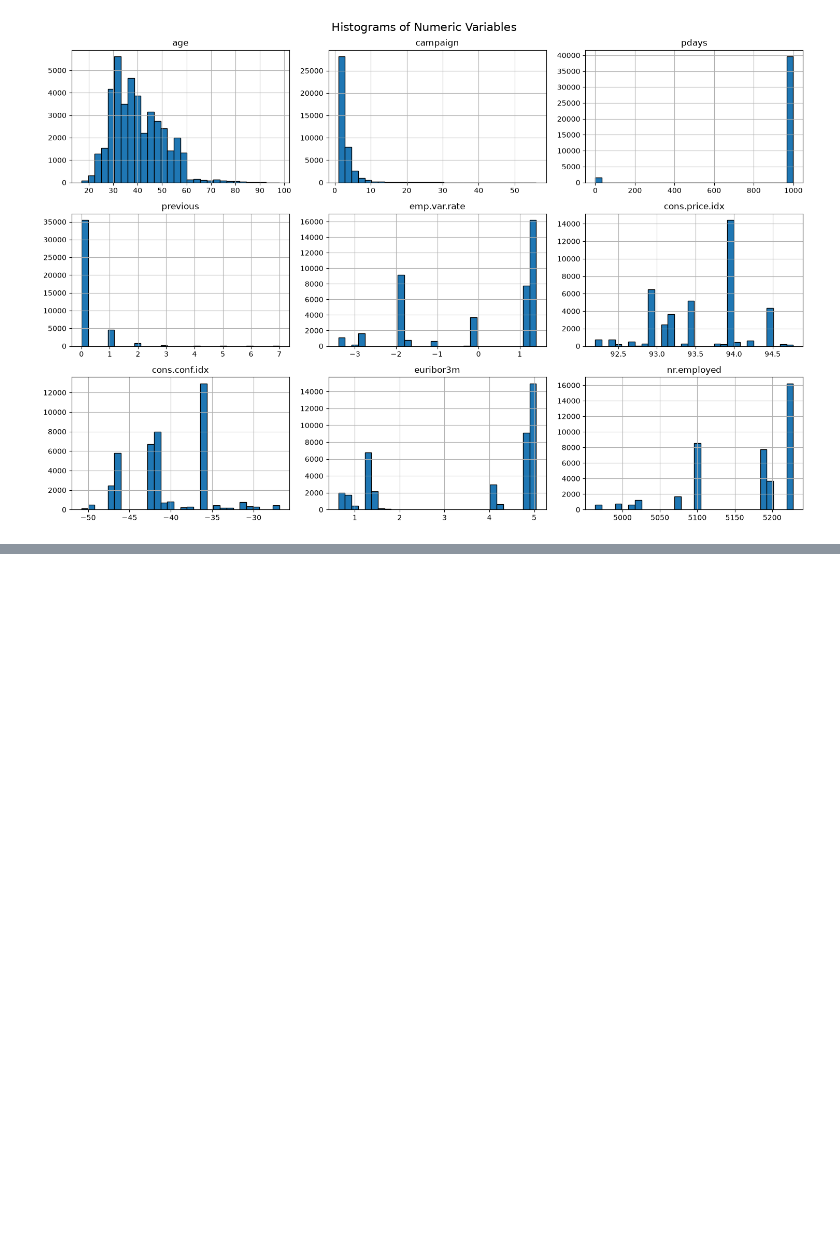
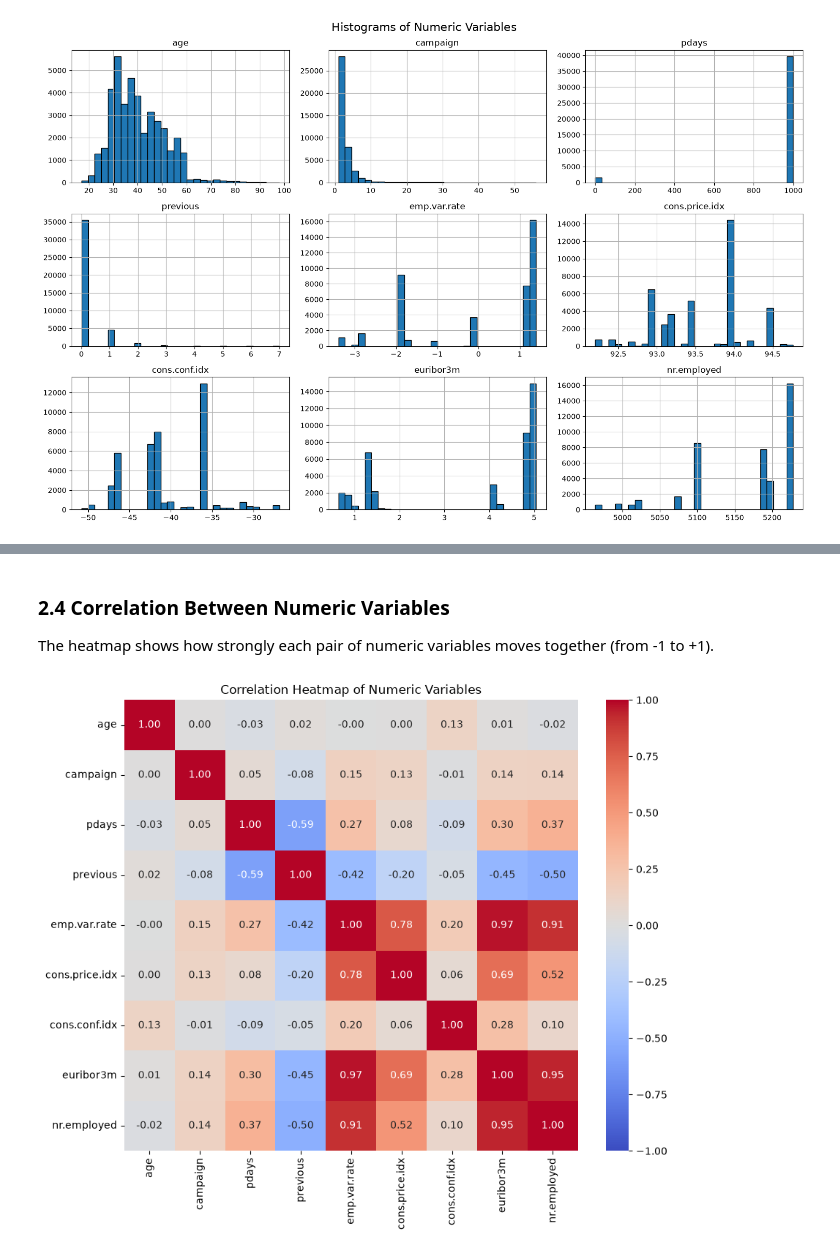
Before and after one commit to stafa10/CA1Theory2Practice, a Jupyter notebook: moustafa_numeric.ipynb, the cells around one changed output, grey strips where cells are left out. Drawn from its saved outputs; the diff is of its cells as text; code cells hidden in the pictures; blank space fills up the shorter version.

```diff
--- a/moustafa_numeric.ipynb
+++ b/moustafa_numeric.ipynb
@@ -69,0 +92,14 @@ plt.show()
+# %% [markdown]
+### 2.4 Correlation Between Numeric Variables
+The heatmap shows how strongly each pair of numeric variables moves together (from -1 to +1).
+# %%
+# correlation between every pair of numeric columns
+corr = df[num_cols].corr()
+
+# draw it as a coloured grid with the numbers shown
+plt.figure(figsize=(10, 8))
+sns.heatmap(corr, annot=True, fmt=".2f", cmap="coolwarm", vmin=-1, vmax=1)
+plt.title("Correlation Heatmap of Numeric Variables")
+plt.show()
+# %% [output]
+[figure, added]
```
Also changed, not shown: parts of 15 cells of this notebook.
